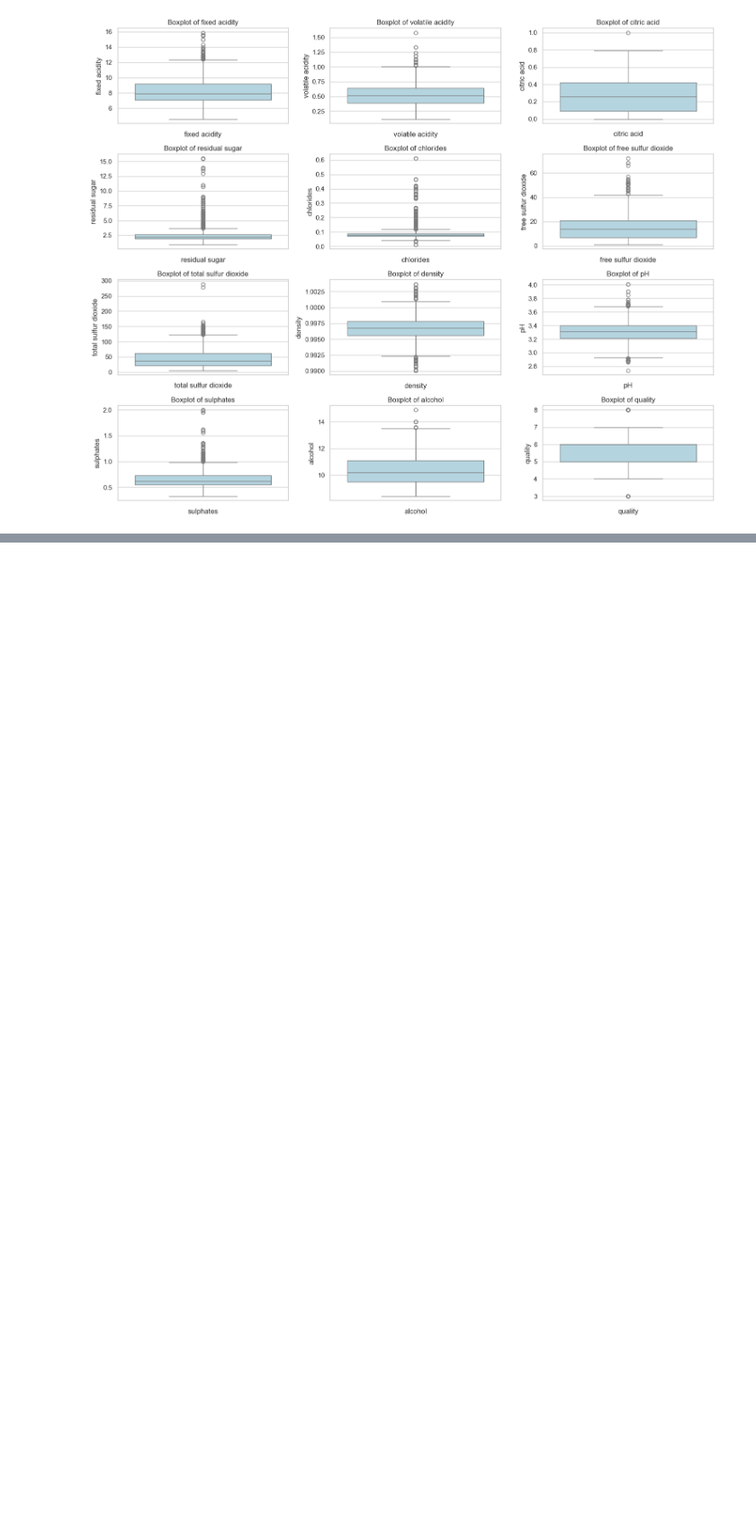
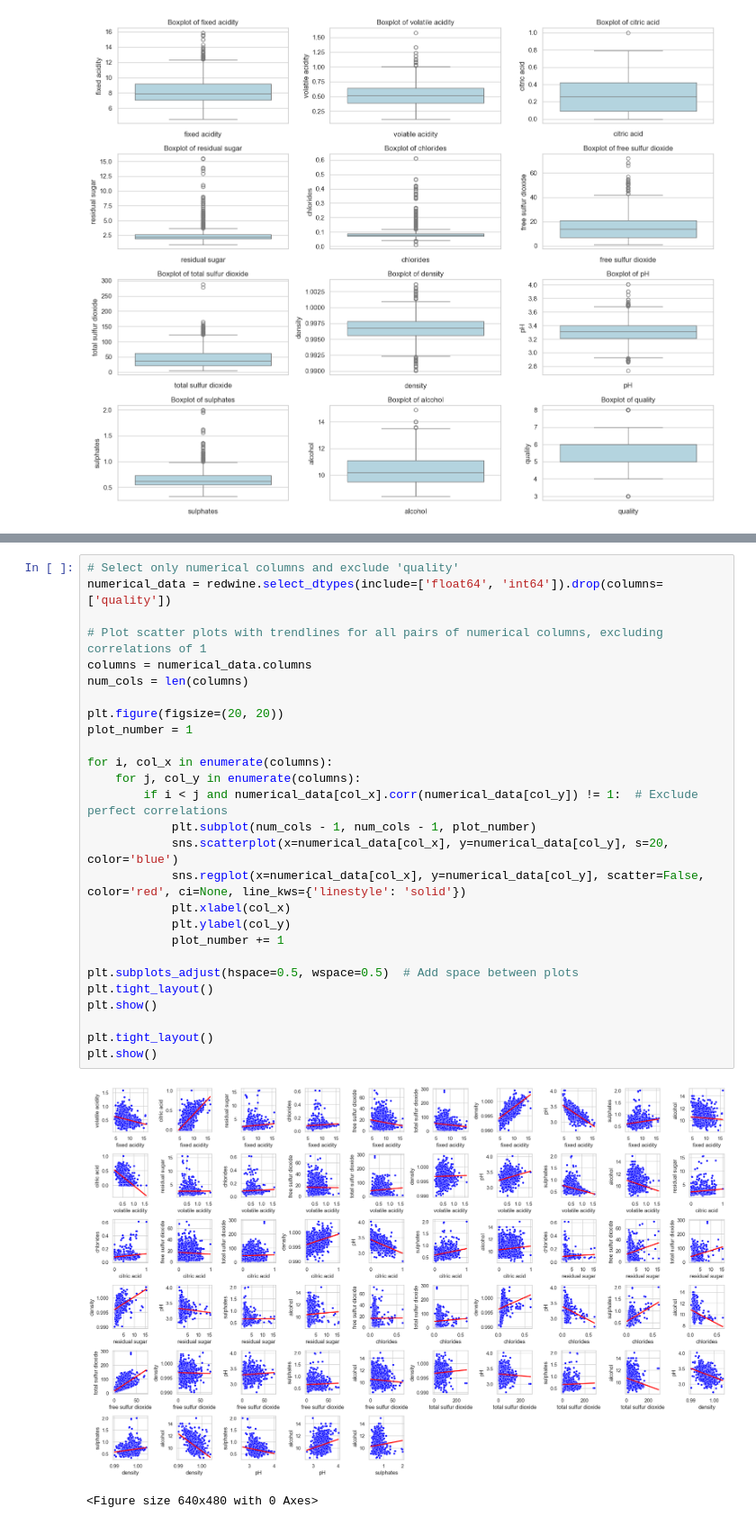
Before and after one commit to rakeshtparayil/BlueBerry-Winery, a Jupyter notebook: blueBerry_winery.ipynb, the cells around one changed output, grey strips where cells are left out. Shown at 90% size. Drawn from its saved outputs; the diff is of its cells as text; blank space fills up the shorter version.

```diff
--- a/blueBerry_winery.ipynb
+++ b/blueBerry_winery.ipynb
@@ -633,0 +638,30 @@ plt.show()
+# %%
+# Select only numerical columns and exclude 'quality'
+numerical_data = redwine.select_dtypes(include=['float64', 'int64']).drop(columns=['quality'])
+
+# Plot scatter plots with trendlines for all pairs of numerical columns, excluding correlations of 1
+columns = numerical_data.columns
+num_cols = len(columns)
+
+plt.figure(figsize=(20, 20))
+plot_number = 1
+
+for i, col_x in enumerate(columns):
+    for j, col_y in enumerate(columns):
+        if i < j and numerical_data[col_x].corr(numerical_data[col_y]) != 1:  # Exclude perfect correlations
+            plt.subplot(num_cols - 1, num_cols - 1, plot_number)
+            sns.scatterplot(x=numerical_data[col_x], y=numerical_data[col_y], s=20, color='blue')
+            sns.regplot(x=numerical_data[col_x], y=numerical_data[col_y], scatter=False, color='red', ci=None, line_kws={'linestyle': 'solid'})
+            plt.xlabel(col_x)
+            plt.ylabel(col_y)
+            plot_number += 1
+
+plt.subplots_adjust(hspace=0.5, wspace=0.5)  # Add space between plots
+plt.tight_layout()
+plt.show()
+
+plt.tight_layout()
+plt.show()
+# %% [output]
+[figure, added]
+<Figure size 640x480 with 0 Axes>
```
Also changed, not shown: parts of 4 cells of this notebook.
